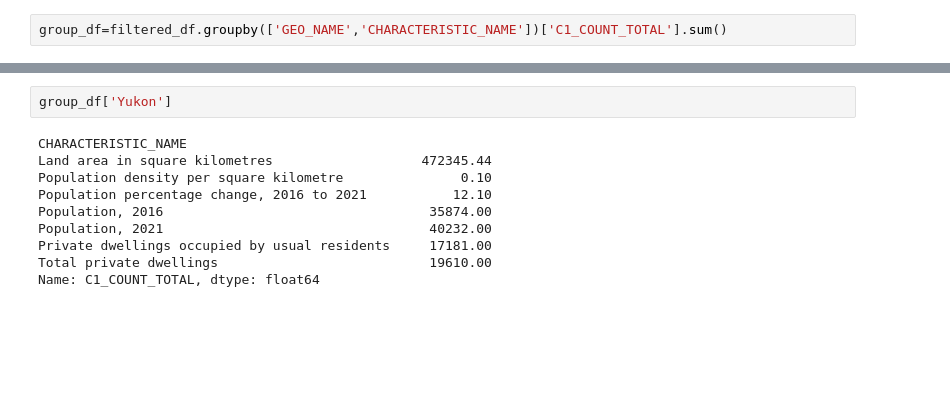
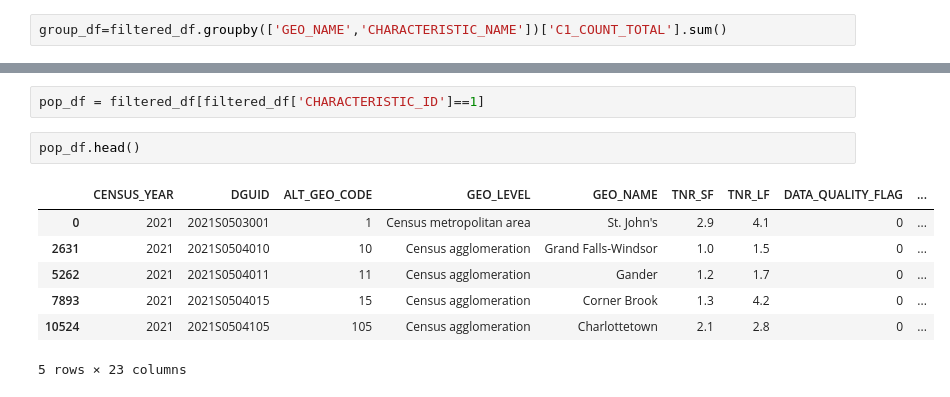
Before and after one commit to detmanski/Overview_Canada_Analysis, a Jupyter notebook: raw_data.ipynb, the cells around one changed output, grey strips where cells are left out. Saved outputs shown, nothing was run; the diff lists cells and outputs as text; blank space fills up the shorter version.

```diff
--- a/raw_data.ipynb
+++ b/raw_data.ipynb
@@ -54,12 +77,12 @@ array(['Canada', 'Newfoundland and Labrador', 'Prince Edward Island',
-# %%
-group_df['Yukon']
-# %% [output]
-CHARACTERISTIC_NAME
-Land area in square kilometres                   472345.44
-Population density per square kilometre               0.10
-Population percentage change, 2016 to 2021           12.10
-Population, 2016                                  35874.00
-Population, 2021                                  40232.00
-Private dwellings occupied by usual residents     17181.00
-Total private dwellings                           19610.00
-Name: C1_COUNT_TOTAL, dtype: float64
+# %%
+pop_df = filtered_df[filtered_df['CHARACTERISTIC_ID']==1]
+# %%
+pop_df.head()
+# %% [output]
+|  | CENSUS_YEAR | DGUID | ALT_GEO_CODE | GEO_LEVEL | GEO_NAME | TNR_SF | TNR_LF | DATA_QUALITY_FLAG | ... |
+| 0 | 2021 | 2021S0503001 | 1 | Census metropolitan area | St. John's | 2.9 | 4.1 | 0 | ... |
+| 2631 | 2021 | 2021S0504010 | 10 | Census agglomeration | Grand Falls-Windsor | 1.0 | 1.5 | 0 | ... |
+| 5262 | 2021 | 2021S0504011 | 11 | Census agglomeration | Gander | 1.2 | 1.7 | 0 | ... |
+| 7893 | 2021 | 2021S0504015 | 15 | Census agglomeration | Corner Brook | 1.3 | 4.2 | 0 | ... |
+| 10524 | 2021 | 2021S0504105 | 105 | Census agglomeration | Charlottetown | 2.1 | 2.8 | 0 | ... |
+5 rows × 23 columns
```
Also changed, not shown: parts of 13 cells of this notebook, 7 other files.
